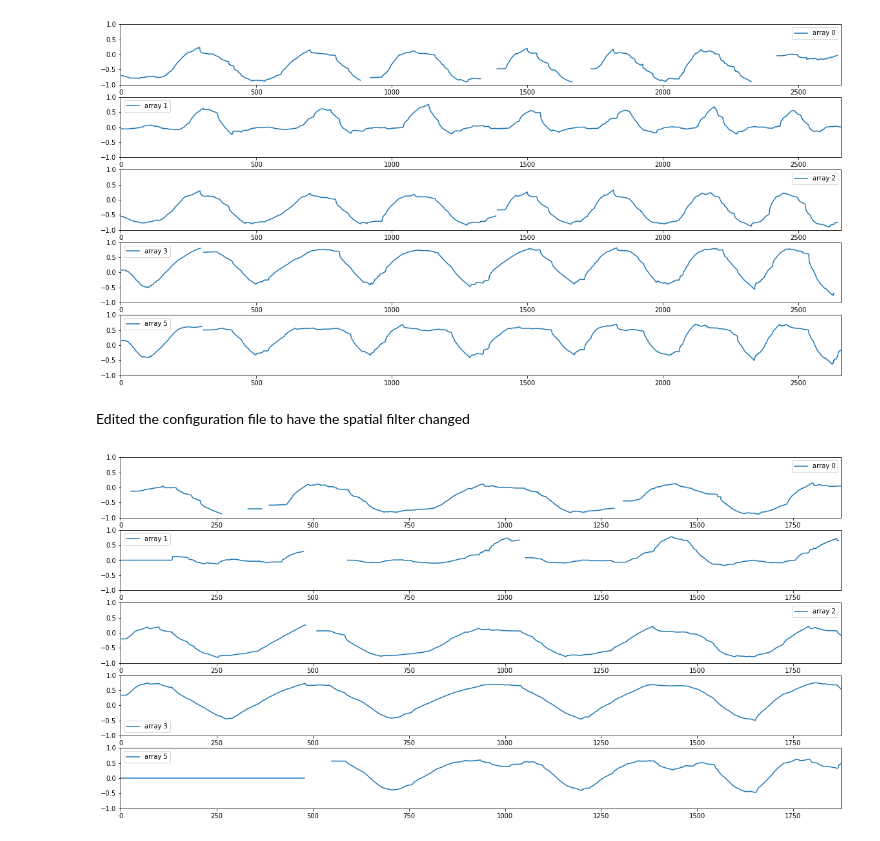
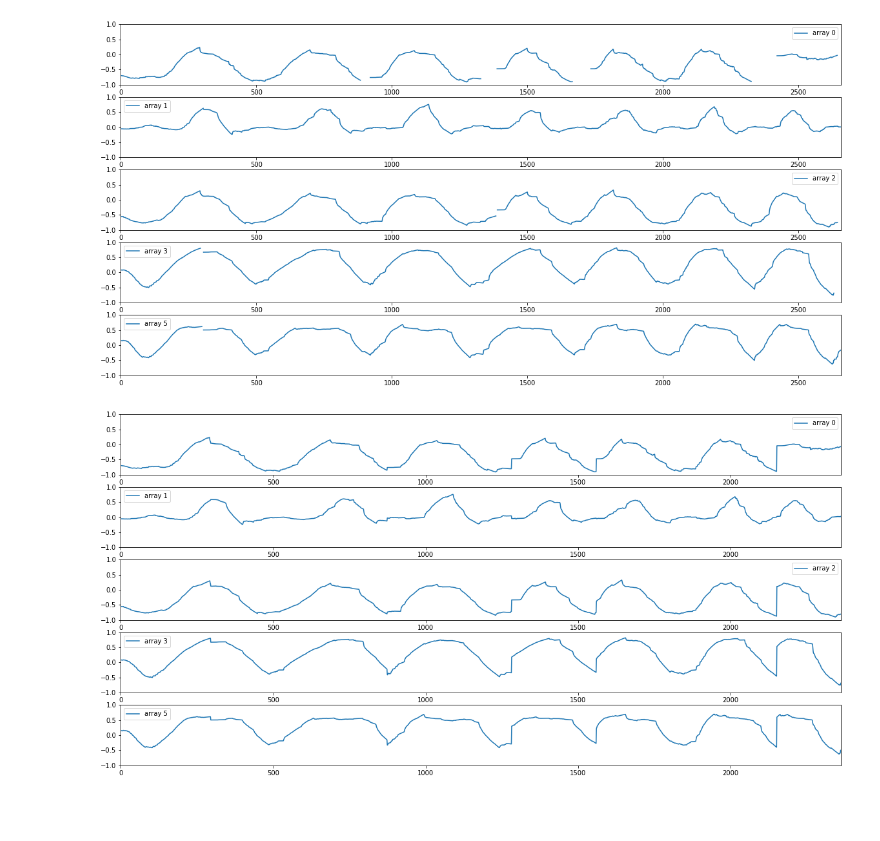
Before and after one commit to ArdelAlegre1/SoundMapping, a Jupyter notebook: Analysis/notebooks/others_1230.ipynb, the cells around one changed output. Drawn from its saved outputs; the diff is of its cells as text; code cells hidden in the pictures; blank space fills up the shorter version.

```diff
--- a/Analysis/notebooks/others_1230.ipynb
+++ b/Analysis/notebooks/others_1230.ipynb
@@ -83,5 +83,3 @@ arch = get_time_interval_matrix_data("Dec 30 2020 03:02PM", "Dec 30 2020 03:05PM
 plot_time_series(arch)
 # %% [output]
 [figure]
-# %% [markdown]
-Edited the configuration file to have the spatial filter changed
@@ -90,4 +86,6 @@ arch_edited = get_time_interval_matrix_data("Dec 30 2020 03:31PM", "Dec 30 2020
+# %%
+arch_cleaned, arch_og = extract_all_active_observations_v2(arch, [0,1,2,3,5])
 # %%
-plot_time_series(arch_edited)
+plot_time_series(arch_og)
 # %% [output]
-[figure, old version]
+[figure, new version]
```
Also changed, not shown: parts of 1 cell of this notebook, 1 other file.
